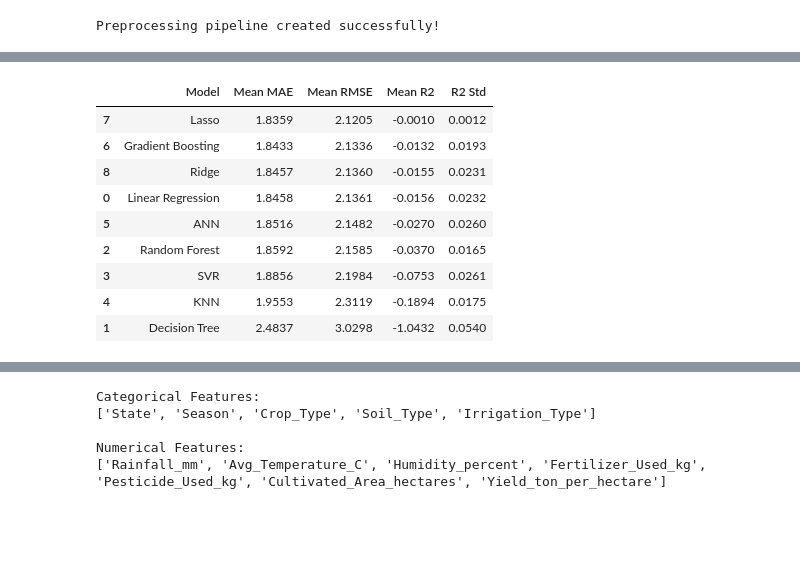
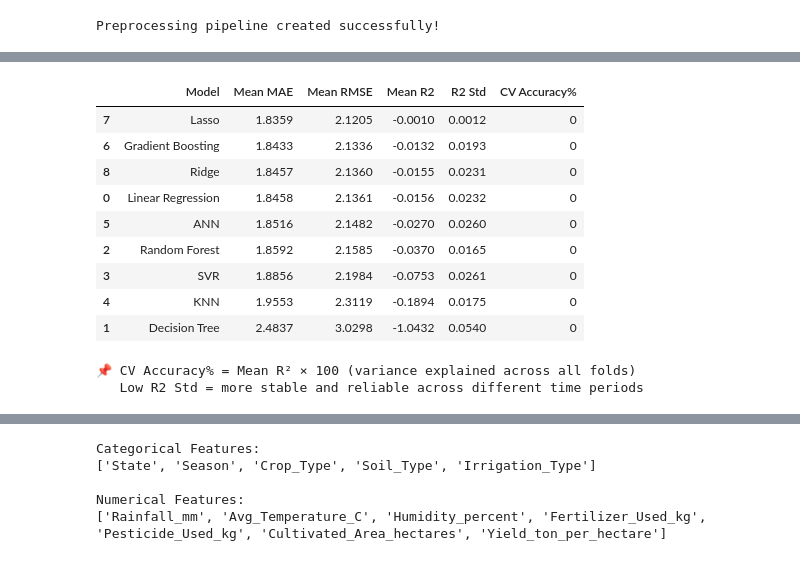
Before and after one commit to Aadish2003/AgriSmart-Dashboard, a Jupyter notebook: rain.ipynb, the cells around one changed output, grey strips where cells are left out. Drawn from its saved outputs; the diff is of its cells as text; code cells hidden in the pictures; blank space fills up the shorter version.

```diff
--- a/rain.ipynb
+++ b/rain.ipynb
@@ -729,13 +1036,32 @@ Testing standard deviation: 2.1682231753979018
 # %%
-# Sort training records chronologically
+# =============================================================================
+# CELL 19 | CROP YIELD — TIME-SERIES CROSS-VALIDATION
+# PURPOSE : Evaluate all models using 5-fold temporal (rolling-window)
+#           cross-validation on the training set (2014–2023).
+# WHY     : A single train/test split can produce misleading scores due to
+#           random year-specific effects. Cross-validation gives a more stable,
+#           generalised estimate of real-world model performance.
+# METHOD  : TimeSeriesSplit ensures each fold's validation data is ALWAYS
+#           chronologically AFTER the training data — no future leakage.
+#           Standard k-fold CV would leak future years into training, inflating scores.
+# METRICS :
+#   Mean MAE   - average absolute error across all 5 folds
+#   Mean RMSE  - average penalised error across all 5 folds
+#   Mean R2    - average R² across folds (generalisation performance)
+#   R2 Std     - standard deviation of R² (lower = more stable model)
+# =============================================================================
+
+# Sort training records chronologically for valid temporal splitting
 train_sorted = train_data.sort_values("Year").copy()
 
 X_cv = train_sorted[features]
 y_cv = train_sorted[target]
 
-tscv = TimeSeriesSplit(n_splits=5)
+tscv = TimeSeriesSplit(n_splits=5)   # 5-fold rolling window; each fold grows by one year
 
 cv_results = []
+
+print("Running Time-Series Cross-Validation for all models...")
 
 for name, algorithm in models.items():
 
@@ -744,32 +1070,39 @@ for name, algorithm in models.items():
         ("model", algorithm)
     ])
 
+    # cross_validate computes multiple scoring metrics simultaneously
     scores = cross_validate(
         pipeline,
         X_cv,
         y_cv,
         cv=tscv,
         scoring={
-            "mae": "neg_mean_absolute_error",
-            "mse": "neg_mean_squared_error",
+            "mae": "neg_mean_absolute_error",   # Negated because sklearn maximises scores
+            "mse": "neg_mean_squared_error",    # Negated; take negative back when using
             "r2": "r2"
         },
         error_score="raise"
     )
 
+    mean_r2 = scores['test_r2'].mean()
     cv_results.append({
         "Model": name,
-        "Mean MAE": -scores["test_mae"].mean(),
-        "Mean RMSE": np.sqrt(-scores["test_mse"].mean()),
-        "Mean R2": scores["test_r2"].mean(),
-        "R2 Std": scores["test_r2"].std()
+        "Mean MAE": -scores["test_mae"].mean(),              # Negate back to positive
+        "Mean RMSE": np.sqrt(-scores["test_mse"].mean()),   # Square-root of mean MSE
+        "Mean R2": mean_r2,
+        "R2 Std": scores["test_r2"].std(),                  # Stability indicator
+        "CV Accuracy%": round(max(0, mean_r2) * 100, 1)    # Management-friendly %
     })
 
+    print(f"✓ {name:25s} | CV R²: {mean_r2:.4f} ± {scores['test_r2'].std():.4f}")
+
 cv_results_df = pd.DataFrame(cv_results)
+cv_results_df = cv_results_df.sort_values(by="Mean RMSE")
 
-cv_results_df = cv_results_df.sort_values(
-    by="Mean RMSE"
-)
+print("\n=== CROSS-VALIDATION RESULTS TABLE ===")
+print("(Sorted by Mean RMSE ascending — lower is better)")
+display(cv_results_df.round(4))
 
-display(cv_results_df.round(4))
+print("\n📌 CV Accuracy% = Mean R² × 100 (variance explained across all folds)")
+print("   Low R2 Std = more stable and reliable across different time periods")
 # %% [output]
@@ -776,10 +1122,12 @@ display(cv_results_df.round(4))
-|  | Model | Mean MAE | Mean RMSE | Mean R2 | R2 Std |
-| 7 | Lasso | 1.8359 | 2.1205 | -0.0010 | 0.0012 |
-| 6 | Gradient Boosting | 1.8433 | 2.1336 | -0.0132 | 0.0193 |
-| 8 | Ridge | 1.8457 | 2.1360 | -0.0155 | 0.0231 |
-| 0 | Linear Regression | 1.8458 | 2.1361 | -0.0156 | 0.0232 |
-| 5 | ANN | 1.8516 | 2.1482 | -0.0270 | 0.0260 |
-| 2 | Random Forest | 1.8592 | 2.1585 | -0.0370 | 0.0165 |
-| 3 | SVR | 1.8856 | 2.1984 | -0.0753 | 0.0261 |
-| 4 | KNN | 1.9553 | 2.3119 | -0.1894 | 0.0175 |
-| 1 | Decision Tree | 2.4837 | 3.0298 | -1.0432 | 0.0540 |
+|  | Model | Mean MAE | Mean RMSE | Mean R2 | R2 Std | CV Accuracy% |
+| 7 | Lasso | 1.8359 | 2.1205 | -0.0010 | 0.0012 | 0 |
+| 6 | Gradient Boosting | 1.8433 | 2.1336 | -0.0132 | 0.0193 | 0 |
+| 8 | Ridge | 1.8457 | 2.1360 | -0.0155 | 0.0231 | 0 |
+| 0 | Linear Regression | 1.8458 | 2.1361 | -0.0156 | 0.0232 | 0 |
+| 5 | ANN | 1.8516 | 2.1482 | -0.0270 | 0.0260 | 0 |
+| 2 | Random Forest | 1.8592 | 2.1585 | -0.0370 | 0.0165 | 0 |
+| 3 | SVR | 1.8856 | 2.1984 | -0.0753 | 0.0261 | 0 |
+| 4 | KNN | 1.9553 | 2.3119 | -0.1894 | 0.0175 | 0 |
+| 1 | Decision Tree | 2.4837 | 3.0298 | -1.0432 | 0.0540 | 0 |
+📌 CV Accuracy% = Mean R² × 100 (variance explained across all folds)
+   Low R2 Std = more stable and reliable across different time periods
```
Also changed, not shown: parts of 39 cells of this notebook, 2 other files.
